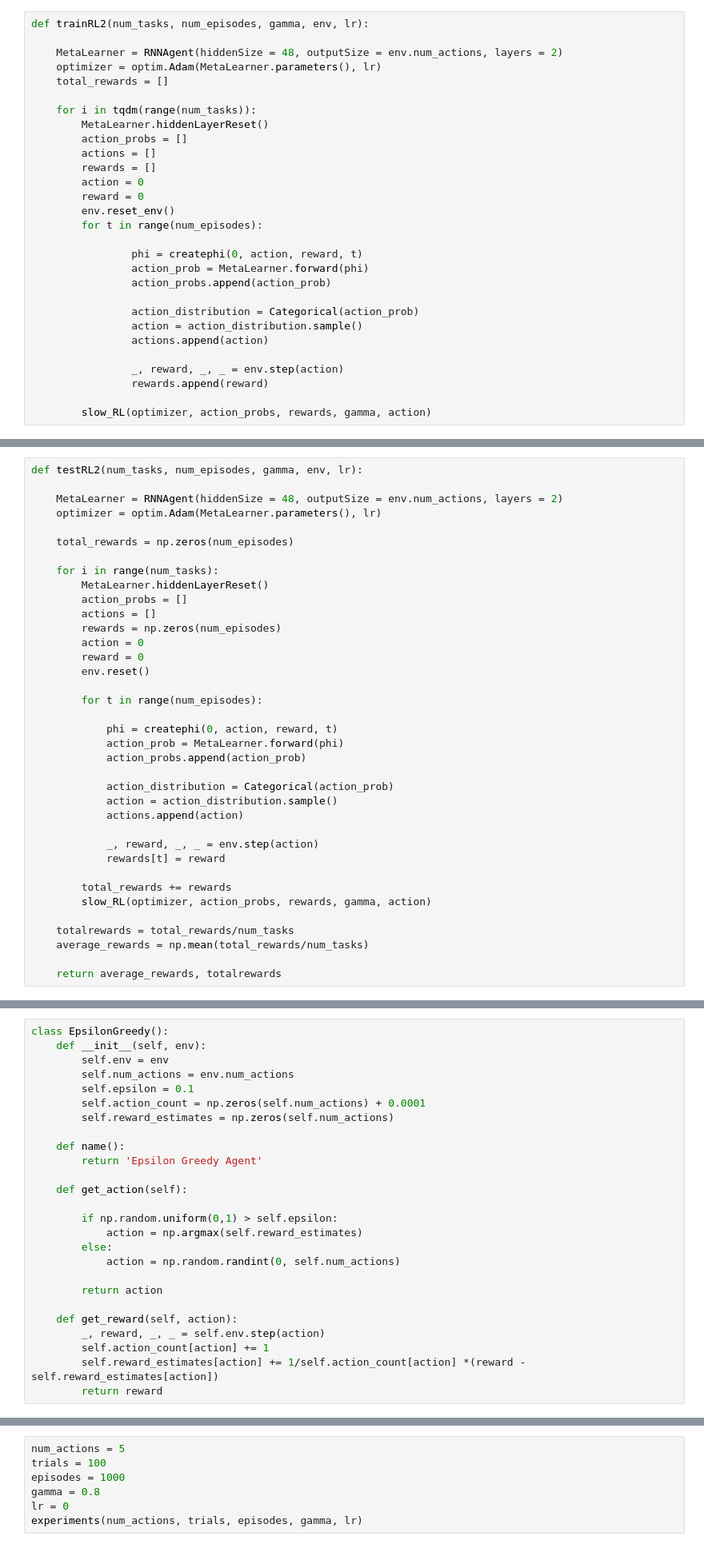
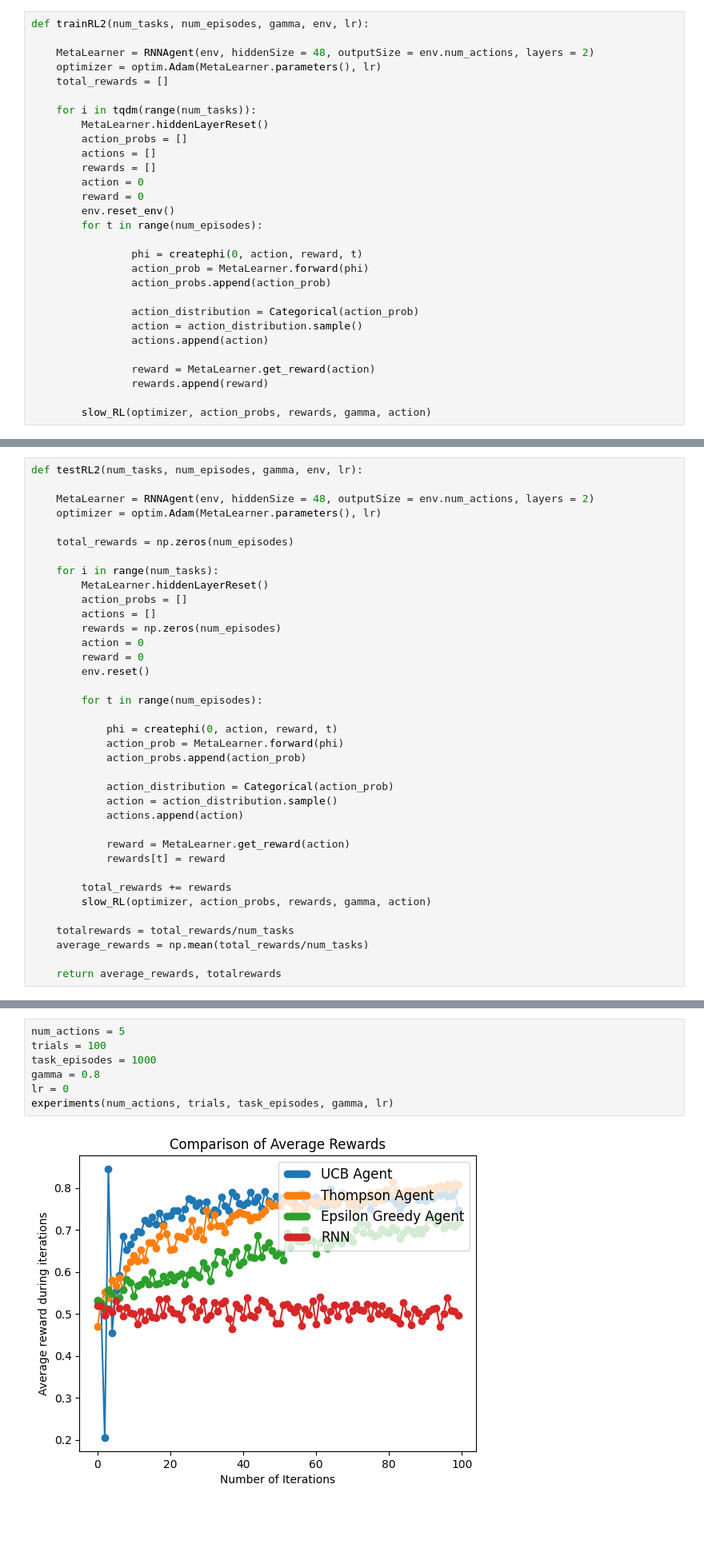
Before and after one commit to sharmaswastik/EE-675A-Course-Project, a Jupyter notebook: CP.ipynb, the cells around one changed output, grey strips where cells are left out. Shown at 80% size. Saved outputs shown, nothing was run; the diff lists cells and outputs as text; blank space fills up the shorter version.

```diff
--- a/CP.ipynb
+++ b/CP.ipynb
@@ -180,7 +181,7 @@ Optimizer chosen is an ADAM optimizer.
 # %%
 def trainRL2(num_tasks, num_episodes, gamma, env, lr):
 
-    MetaLearner = RNNAgent(hiddenSize = 48, outputSize = env.num_actions, layers = 2)
+    MetaLearner = RNNAgent(env, hiddenSize = 48, outputSize = env.num_actions, layers = 2)
     optimizer = optim.Adam(MetaLearner.parameters(), lr)
     total_rewards = []
 
@@ -202,7 +203,7 @@ def trainRL2(num_tasks, num_episodes, gamma, env, lr):
                 action = action_distribution.sample()
                 actions.append(action)
 
-                _, reward, _, _ = env.step(action)
+                reward = MetaLearner.get_reward(action)
                 rewards.append(reward)
 
         slow_RL(optimizer, action_probs, rewards, gamma, action)
@@ -222,7 +226,7 @@ trainRL2(num_tasks, num_episodes, gamma, env, lr)
 # %%
 def testRL2(num_tasks, num_episodes, gamma, env, lr):
 
-    MetaLearner = RNNAgent(hiddenSize = 48, outputSize = env.num_actions, layers = 2)
+    MetaLearner = RNNAgent(env, hiddenSize = 48, outputSize = env.num_actions, layers = 2)
     optimizer = optim.Adam(MetaLearner.parameters(), lr)
 
     total_rewards = np.zeros(num_episodes)
@@ -246,7 +250,7 @@ def testRL2(num_tasks, num_episodes, gamma, env, lr):
             action = action_distribution.sample()
             actions.append(action)
 
-            _, reward, _, _ = env.step(action)
+            reward = MetaLearner.get_reward(action)
             rewards[t] = reward
 
         total_rewards += rewards
@@ -318,32 +322,6 @@ class ThompsonSampling():
         action = np.argmax(np.random.beta(self.alpha, self.beta))
 
         return action
-# %%
-class EpsilonGreedy():
-    def __init__(self, env):
-        self.env = env
-        self.num_actions = env.num_actions
-        self.epsilon = 0.1
-        self.action_count = np.zeros(self.num_actions) + 0.0001
-        self.reward_estimates = np.zeros(self.num_actions)
-
-    def name():
-        return 'Epsilon Greedy Agent'
-
-    def get_action(self):
-
-        if np.random.uniform(0,1) > self.epsilon:
-            action = np.argmax(self.reward_estimates)
-        else:
-            action = np.random.randint(0, self.num_actions)
-
-        return action
-
-    def get_reward(self, action):
-        _, reward, _, _ = self.env.step(action)
-        self.action_count[action] += 1
-        self.reward_estimates[action] += 1/self.action_count[action] *(reward - self.reward_estimates[action])
-        return reward
 # %%
 def plot(data):
     data_x = np.arange(data.size)
@@ -398,7 +376,9 @@ def experiments(num_actions, trials, episodes, gamma, lr):
 # %%
 num_actions = 5
 trials = 100
-episodes = 1000
+task_episodes = 1000
 gamma = 0.8
 lr = 0
-experiments(num_actions, trials, episodes, gamma, lr)
+experiments(num_actions, trials, task_episodes, gamma, lr)
+# %% [output]
+[figure, added]
```
Also changed, not shown: parts of 2 cells of this notebook.
